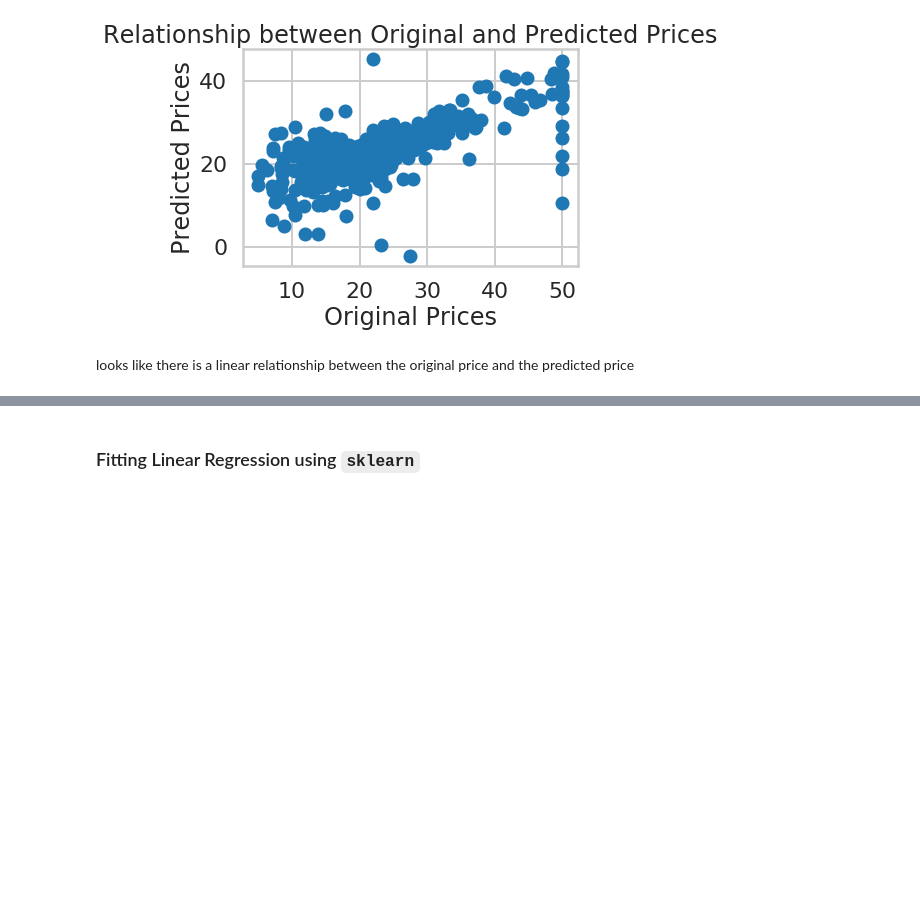
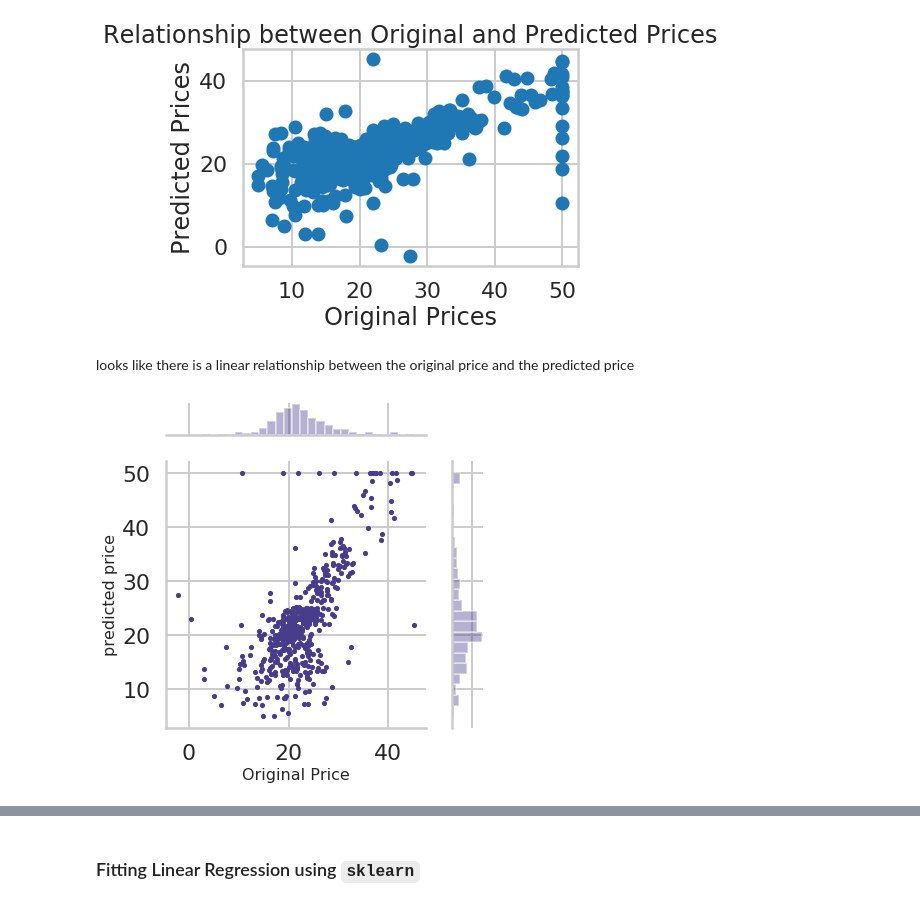
Before and after one commit to shabnami/Data-Science, a Jupyter notebook: linear_regression_project/Mini_Project_Linear_Regression.ipynb, the cells around one changed output, grey strips where cells are left out. Saved outputs shown, nothing was run; the diff lists cells and outputs as text; code cells hidden in the pictures; blank space fills up the shorter version.

```diff
--- a/linear_regression_project/Mini_Project_Linear_Regression.ipynb
+++ b/linear_regression_project/Mini_Project_Linear_Regression.ipynb
@@ -443,3 +439,10 @@ Text(0.5, 1.0, 'Relationship between Original and Predicted Prices')
 [figure]
 # %% [markdown]
 looks like there is a linear relationship between the original price and the predicted price
+# %%
+h=sns.jointplot( m.fittedvalues,bos['PRICE'],color='darkslateblue',s=10)
+h.set_axis_labels('Original Price', 'predicted price', fontsize=16)
+h.ax_marg_y.grid('on')
+plt.tight_layout()
+# %% [output]
+[figure, added]
```
Also changed, not shown: parts of 47 cells of this notebook.
